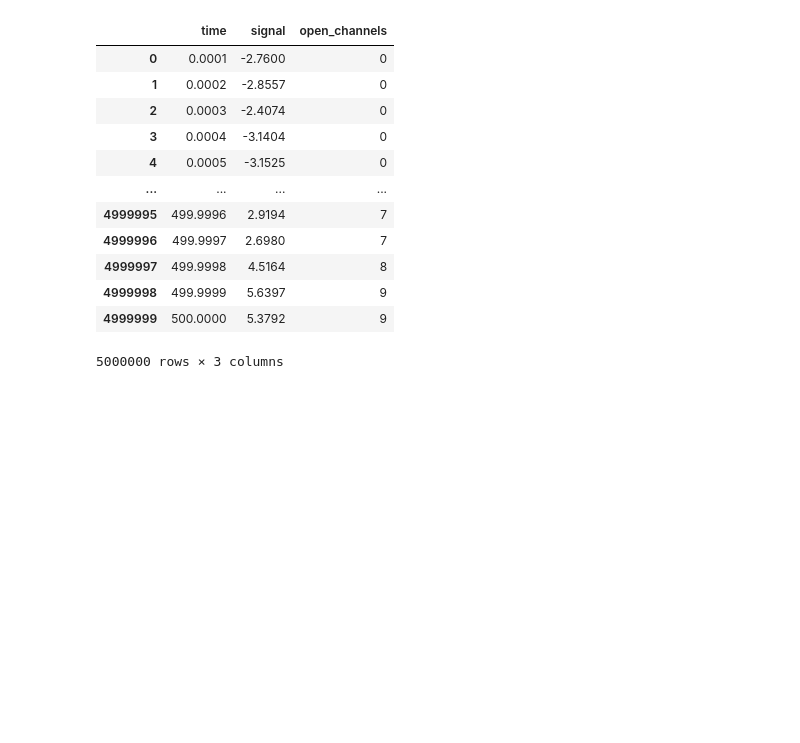
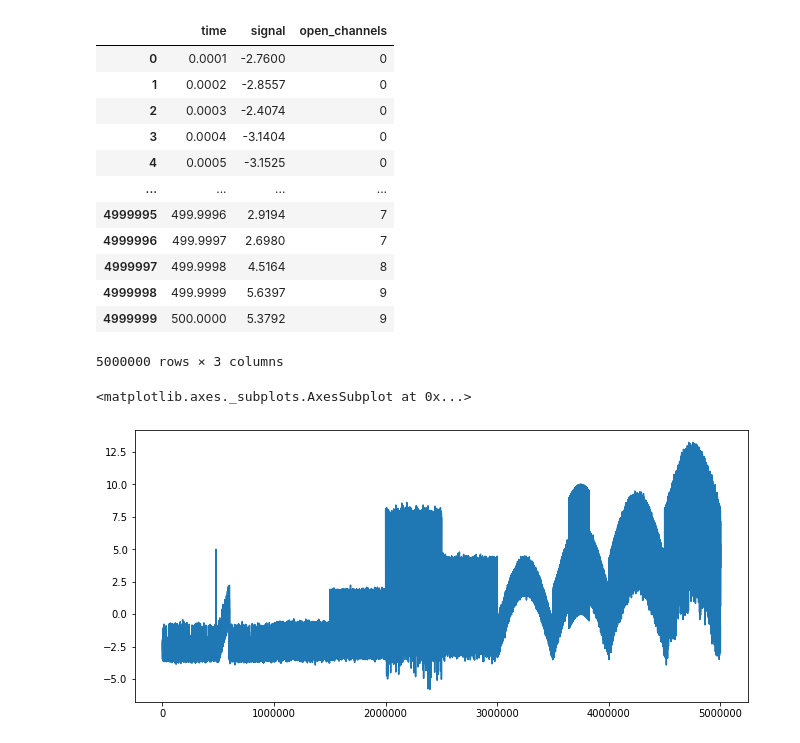
Before and after one commit to ImmoNathanael/time_series_segmentation, a Jupyter notebook: 00_data.ipynb, the cells around one changed output. Drawn from its saved outputs; the diff is of its cells as text; code cells hidden in the pictures; blank space fills up the shorter version.

```diff
--- a/00_data.ipynb
+++ b/00_data.ipynb
@@ -92,3 +92,8 @@ df_train
 | 4999998 | 499.9999 | 5.6397 | 9 |
 | 4999999 | 500.0000 | 5.3792 | 9 |
 5000000 rows × 3 columns
+# %%
+df_train.signal.plot(figsize=(11,5))
+# %% [output]
+<matplotlib.axes._subplots.AxesSubplot at 0x...>
+[figure, added]
```
Also changed, not shown: parts of 3 cells of this notebook, 5 other files.
